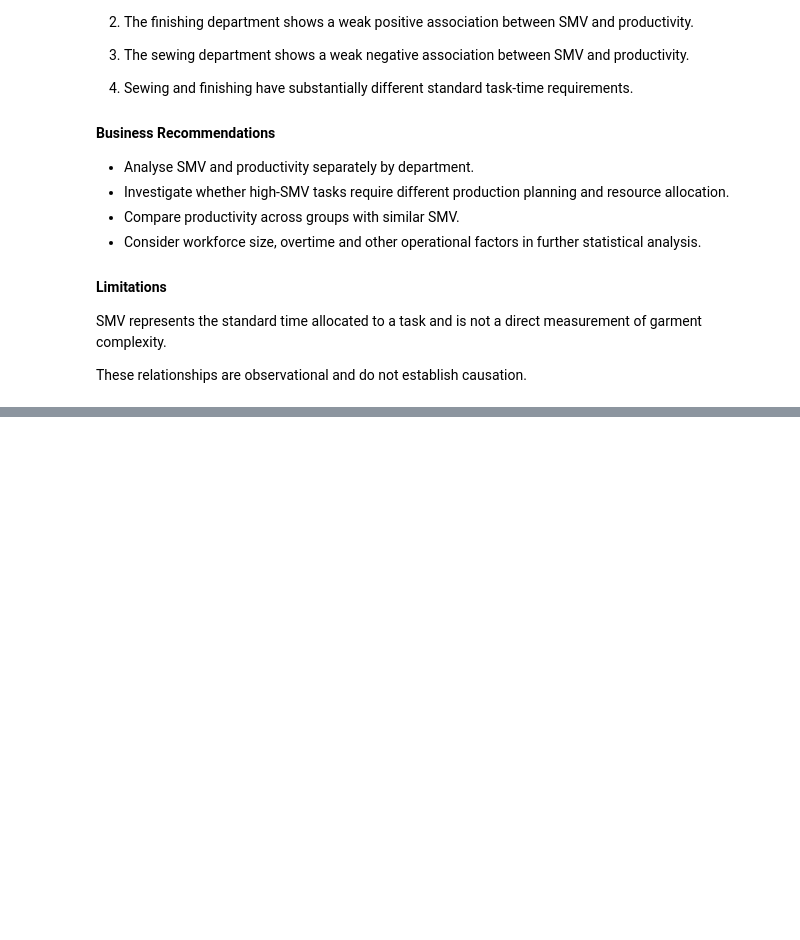
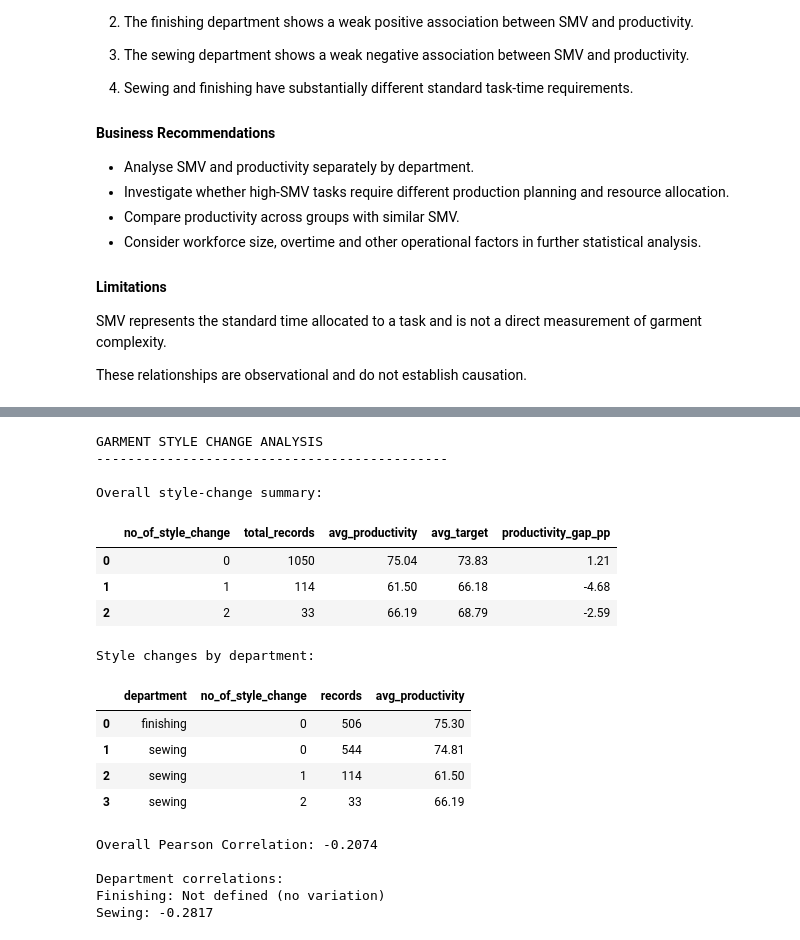
Before and after one commit to Reshmila2002/garment-production-intelligence, a Jupyter notebook: notebooks/03_operational_productivity_analysis.ipynb, the cells around one changed output, grey strips where cells are left out. Saved outputs shown, nothing was run; the diff lists cells and outputs as text; code cells hidden in the pictures; blank space fills up the shorter version.

```diff
--- a/notebooks/03_operational_productivity_analysis.ipynb
+++ b/notebooks/03_operational_productivity_analysis.ipynb
@@ -895,0 +1010,52 @@ establish causation.
+# %%
+
+# Final garment style-change analysis report
+
+print("GARMENT STYLE CHANGE ANALYSIS")
+print("-" * 45)
+
+print("\nOverall style-change summary:")
+display(style_summary.round(2))
+
+print("\nStyle changes by department:")
+display(style_department_summary.round(2))
+
+# Calculate correlation
+style_corr = operational_df["no_of_style_change"].corr(
+    operational_df["actual_productivity"]
+)
+
+print(f"\nOverall Pearson Correlation: {style_corr:.4f}")
+
+# Department-specific correlations
+print("\nDepartment correlations:")
+
+for department, group in operational_df.groupby("department"):
+
+    if group["no_of_style_change"].nunique() < 2:
+        print(f"{department.title()}: Not defined (no variation)")
+    else:
+        corr = group["no_of_style_change"].corr(
+            group["actual_productivity"]
+        )
+        print(f"{department.title()}: {corr:.4f}")
+# %% [output]
+GARMENT STYLE CHANGE ANALYSIS
+---------------------------------------------
+
+Overall style-change summary:
+|  | no_of_style_change | total_records | avg_productivity | avg_target | productivity_gap_pp |
+| 0 | 0 | 1050 | 75.04 | 73.83 | 1.21 |
+| 1 | 1 | 114 | 61.50 | 66.18 | -4.68 |
+| 2 | 2 | 33 | 66.19 | 68.79 | -2.59 |
+Style changes by department:
+|  | department | no_of_style_change | records | avg_productivity |
+| 0 | finishing | 0 | 506 | 75.30 |
+| 1 | sewing | 0 | 544 | 74.81 |
+| 2 | sewing | 1 | 114 | 61.50 |
+| 3 | sewing | 2 | 33 | 66.19 |
+Overall Pearson Correlation: -0.2074
+
+Department correlations:
+Finishing: Not defined (no variation)
+Sewing: -0.2817
```
Also changed, not shown: parts of 8 cells of this notebook.
